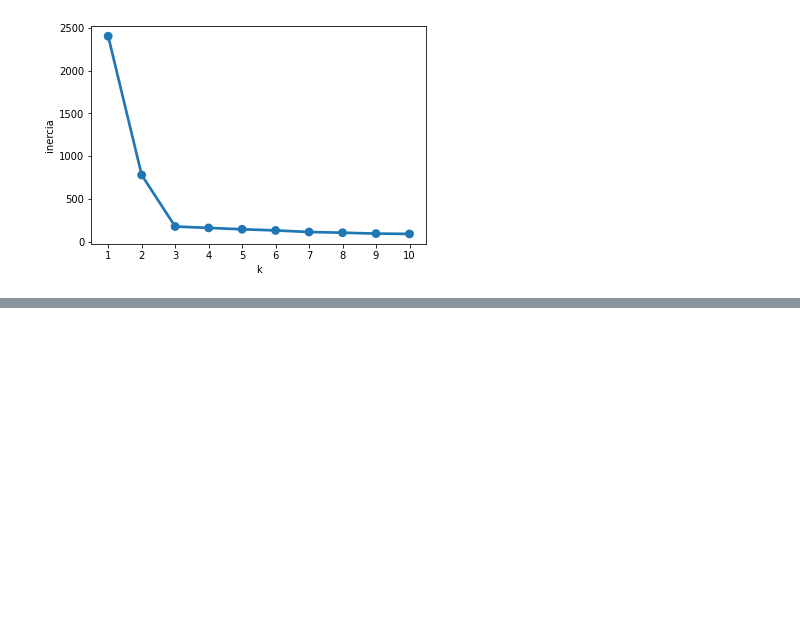
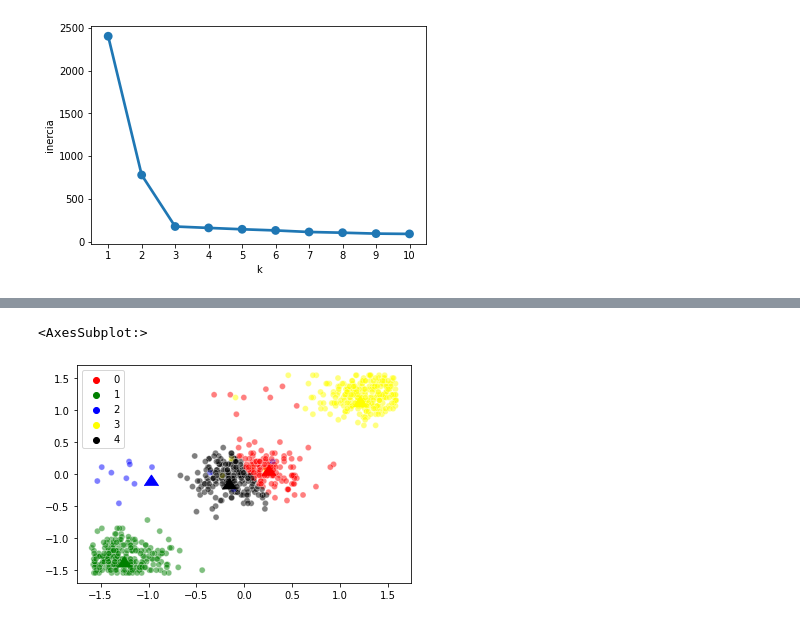
Before and after one commit to davidroth126/Fundamentos_de_informatica, a Jupyter notebook: 2parcial/ej3.ipynb, the cells around one changed output, grey strips where cells are left out. Cells and saved outputs as stored; diff of their text form; code cells hidden in the pictures; blank space fills up the shorter version.

```diff
--- a/2parcial/ej3.ipynb
+++ b/2parcial/ej3.ipynb
@@ -282,0 +293,7 @@ Podemos concluir que estan bien agrupados los dos grupos ya que no hay numeros n
+# %%
+colores = ["red", "green","blue","yellow","black"]
+sns.scatterplot(x = datos_escalado[:,0], y= datos_escalado[:,1], hue = kmeans.labels_, palette = colores, alpha = 0.5)
+sns.scatterplot(x = kmeans.cluster_centers_[:,0], y = kmeans.cluster_centers_[:, 1], zorder = 10, palette = colores, hue= [0,1,2,3,4], legend = False, marker = 6, s = 200)
+# %% [output]
+<AxesSubplot:>
+[figure, added]
```
Also changed, not shown: parts of 11 cells of this notebook, 4 other files.
